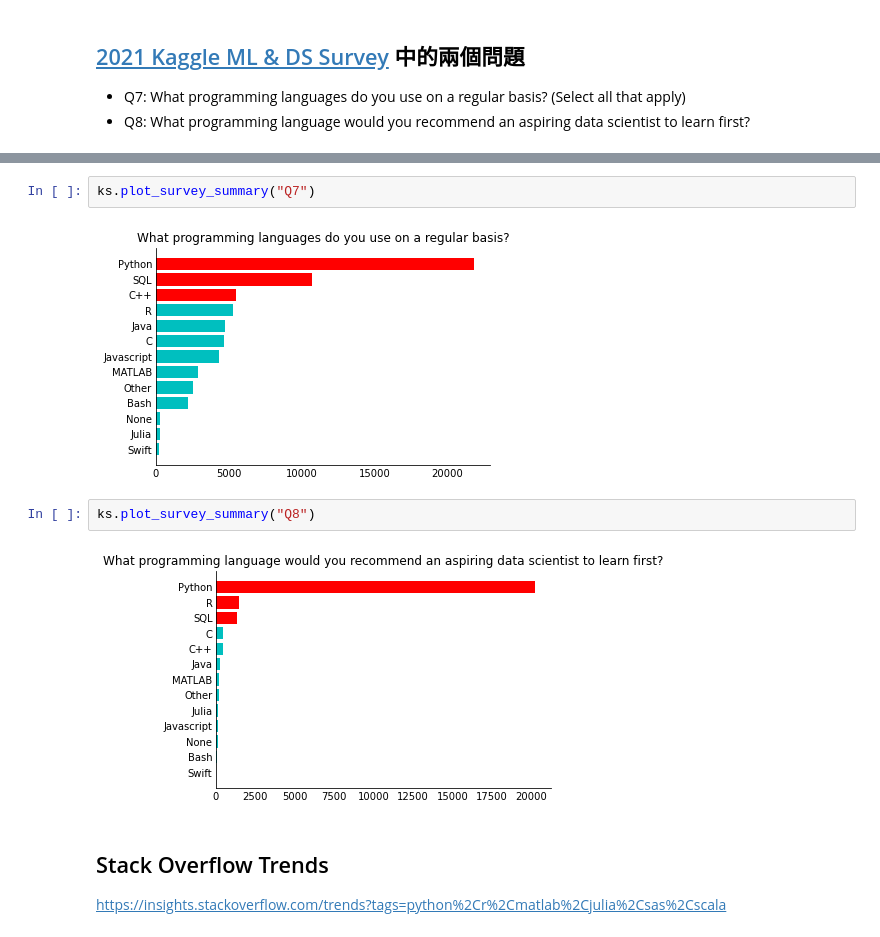
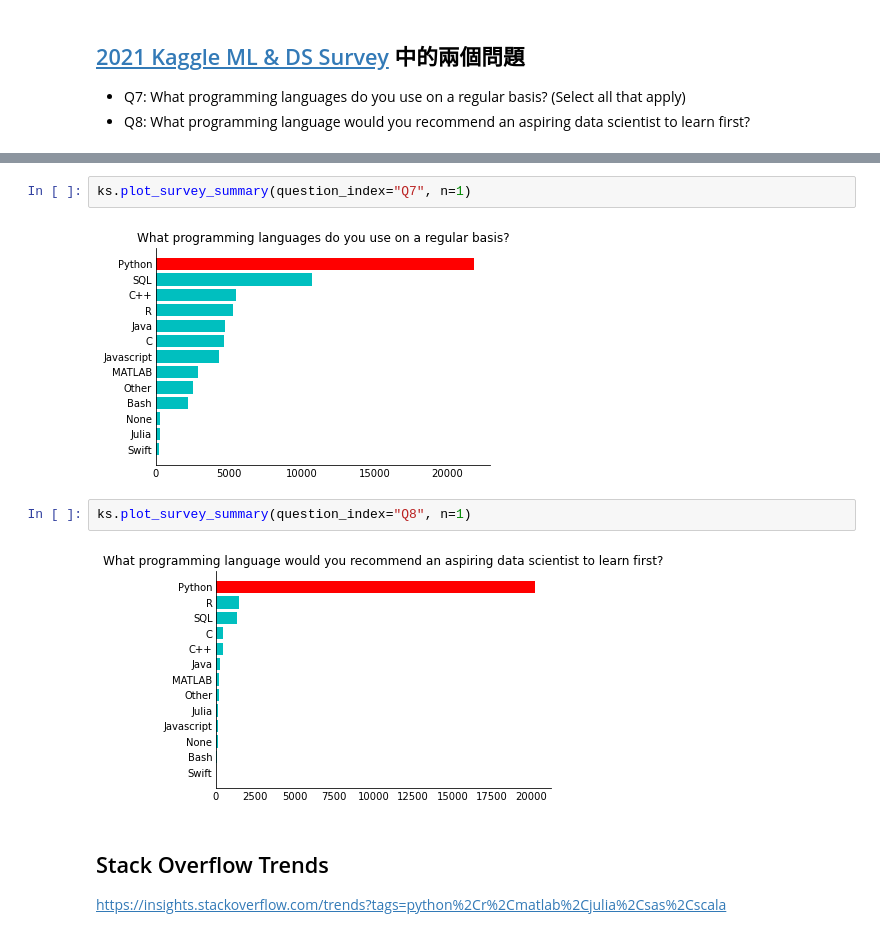
Before and after one commit to datainpoint/classroom-hahow-pythonfiftyplus, a Jupyter notebook: 01-introduction/lecture.ipynb, the cells around one changed output, grey strips where cells are left out. Saved outputs shown, nothing was run; the diff lists cells and outputs as text.

```diff
--- a/01-introduction/lecture.ipynb
+++ b/01-introduction/lecture.ipynb
@@ -77,11 +77,11 @@ ks.generate_question_table()
 # %%
-ks.plot_survey_summary("Q7")
+ks.plot_survey_summary(question_index="Q7", n=1)
 # %% [output]
-[figure, old version]
+[figure, new version]
 # %%
-ks.plot_survey_summary("Q8")
+ks.plot_survey_summary(question_index="Q8", n=1)
 # %% [output]
-[figure, old version]
+[figure, new version]
 # %% [markdown]
 ## Stack Overflow Trends
 
```
Also changed, not shown: parts of 5 cells of this notebook, 6 other files.
